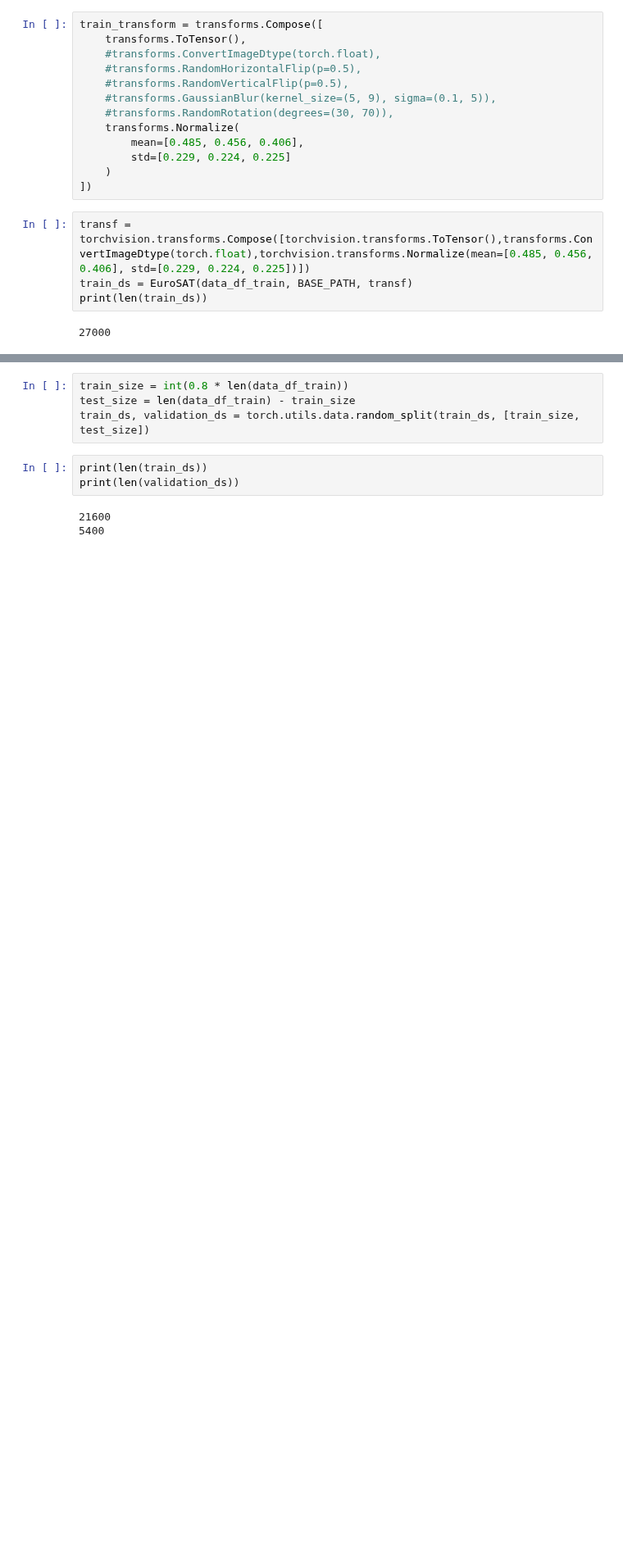
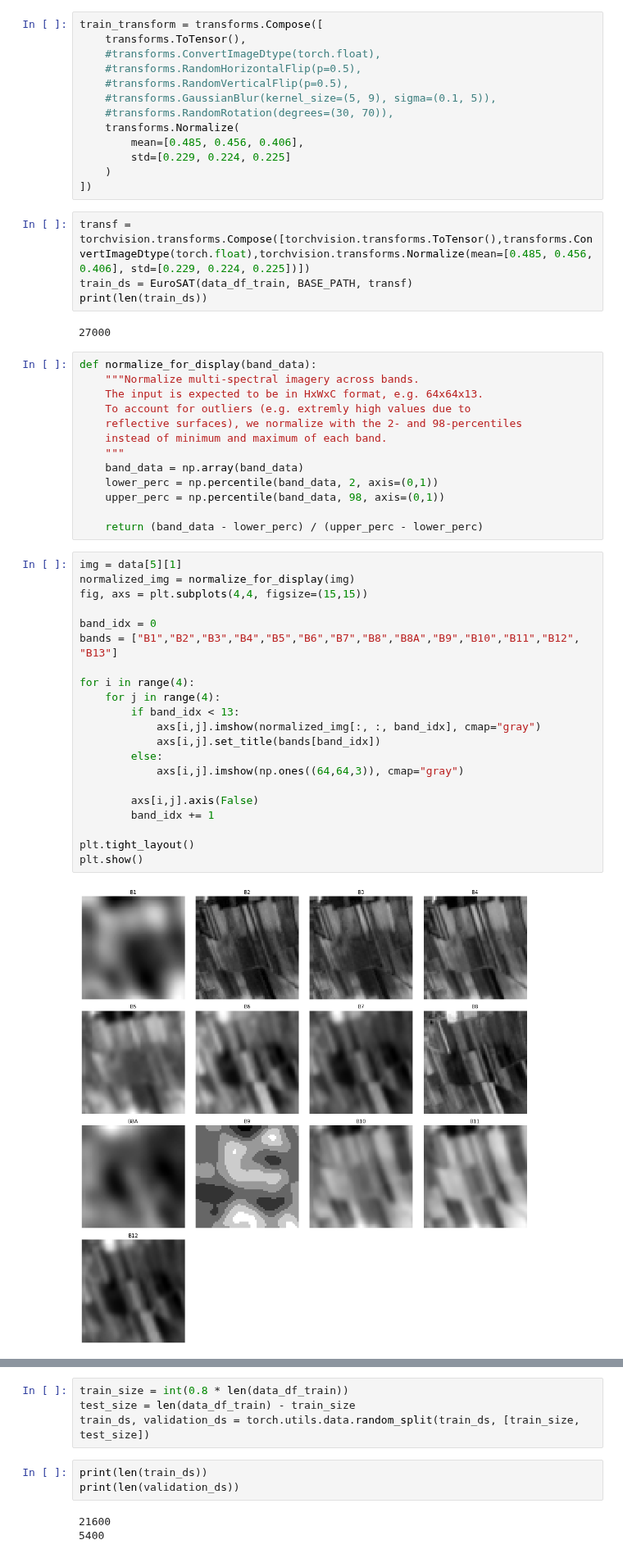
Before and after one commit to nicikess/hsg-ml-course, a Jupyter notebook: notebooks/ml_challenge_ResNet_50_with_3_channels_pretrained.ipynb, the cells around one changed output, grey strips where cells are left out. Shown at 82% size. Cells and saved outputs as stored; diff of their text form; blank space fills up the shorter version.

```diff
--- a/notebooks/ml_challenge_ResNet_50_with_3_channels_pretrained.ipynb
+++ b/notebooks/ml_challenge_ResNet_50_with_3_channels_pretrained.ipynb
@@ -255,3 +255,39 @@ train_ds = EuroSAT(data_df_train, BASE_PATH, transf)
 print(len(train_ds))
 # %% [output]
 27000
+# %%
+def normalize_for_display(band_data):
+    """Normalize multi-spectral imagery across bands.
+    The input is expected to be in HxWxC format, e.g. 64x64x13.
+    To account for outliers (e.g. extremly high values due to
+    reflective surfaces), we normalize with the 2- and 98-percentiles
+    instead of minimum and maximum of each band.
+    """
+    band_data = np.array(band_data)
+    lower_perc = np.percentile(band_data, 2, axis=(0,1))
+    upper_perc = np.percentile(band_data, 98, axis=(0,1))
+
+    return (band_data - lower_perc) / (upper_perc - lower_perc)
+# %%
+img = data[5][1]
+normalized_img = normalize_for_display(img)
+fig, axs = plt.subplots(4,4, figsize=(15,15))
+
+band_idx = 0
+bands = ["B1","B2","B3","B4","B5","B6","B7","B8","B8A","B9","B10","B11","B12", "B13"]
+
+for i in range(4):
+    for j in range(4):
+        if band_idx < 13:
+            axs[i,j].imshow(normalized_img[:, :, band_idx], cmap="gray")
+            axs[i,j].set_title(bands[band_idx])
+        else:
+            axs[i,j].imshow(np.ones((64,64,3)), cmap="gray")
+
+        axs[i,j].axis(False)
+        band_idx += 1
+
+plt.tight_layout()
+plt.show()
+# %% [output]
+[figure, added]
```
Also changed, not shown: parts of 4 cells of this notebook.
